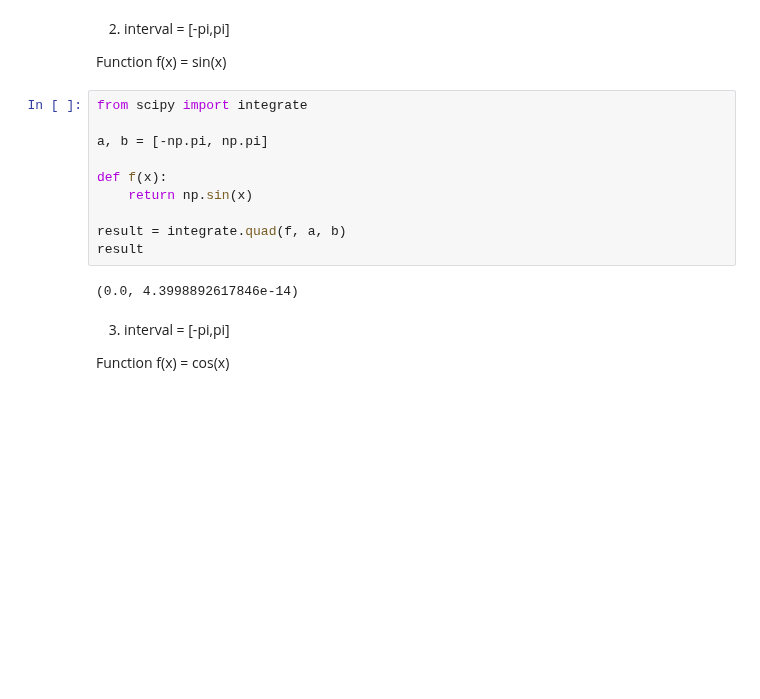
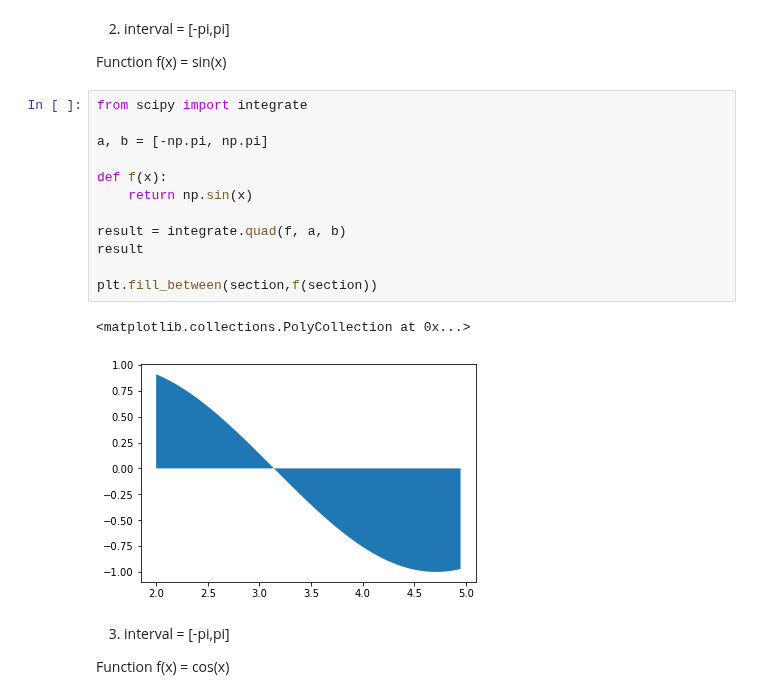
Before and after one commit to felixschh/ai_jan22_felix, a Jupyter notebook: 13. Gradients and Integrals/Gradient Descent and Integrals.ipynb, the cells around one changed output. Drawn from its saved outputs; the diff is of its cells as text; blank space fills up the shorter version.

```diff
--- a/13. Gradients and Integrals/Gradient Descent and Integrals.ipynb
+++ b/13. Gradients and Integrals/Gradient Descent and Integrals.ipynb
@@ -137,15 +145,18 @@ Function f(x) = sin(x)
 # %%
 from scipy import integrate
 
 a, b = [-np.pi, np.pi]
 
 def f(x):
     return np.sin(x)
 
 result = integrate.quad(f, a, b)
 result
+
+plt.fill_between(section,f(section))
 # %% [output]
-(0.0, 4.3998892617846e-14)
+<matplotlib.collections.PolyCollection at 0x...>
+[figure, added]
 # %% [markdown]
 3. interval = \[-pi,pi\]
 
```
Also changed, not shown: parts of 2 cells of this notebook.
